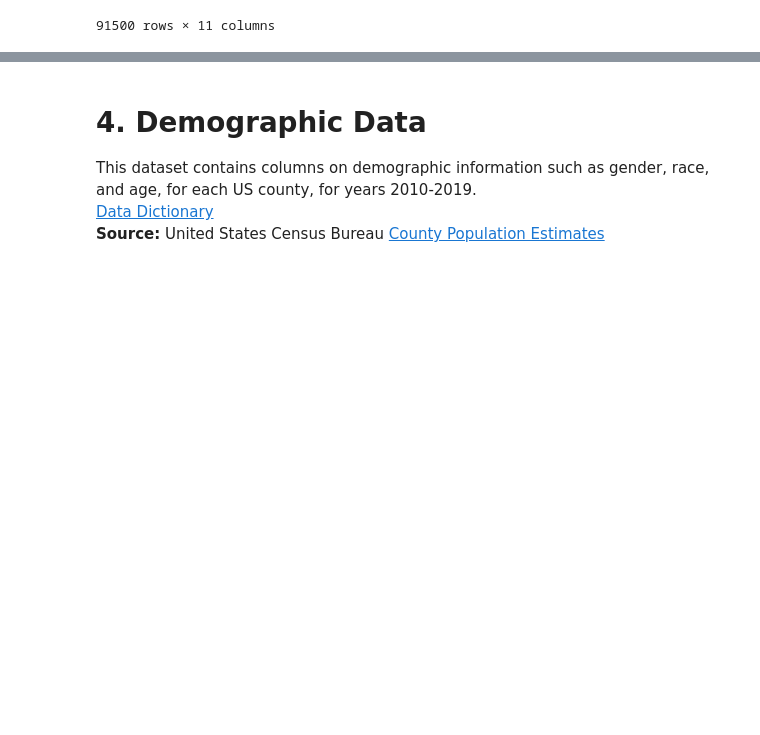
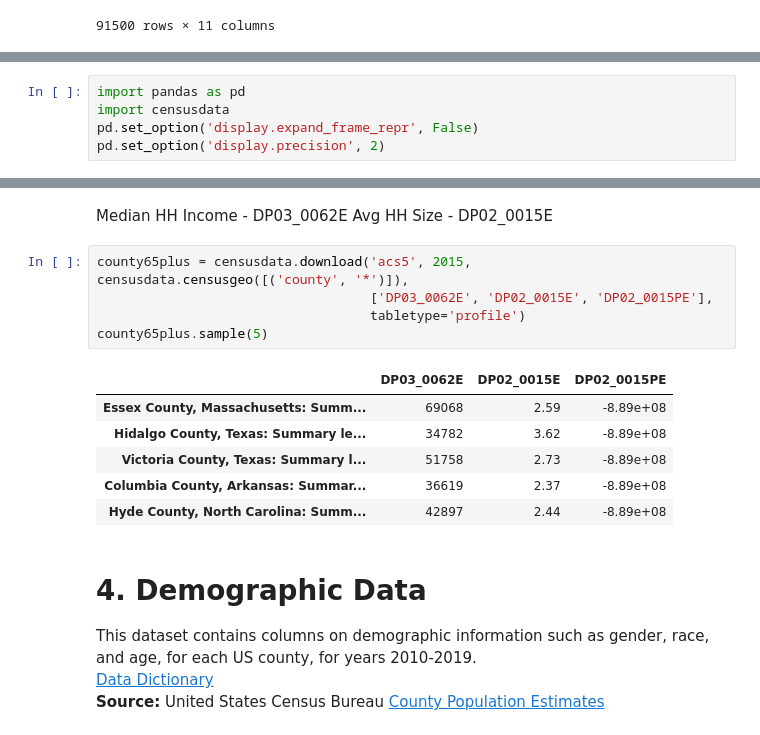
Before and after one commit to khyateed/projecting-food-insecurity, a Jupyter notebook: notebooks/cleaning_pt1.ipynb, the cells around one changed output, grey strips where cells are left out. Drawn from its saved outputs; the diff is of its cells as text; blank space fills up the shorter version.

```diff
--- a/notebooks/cleaning_pt1.ipynb
+++ b/notebooks/cleaning_pt1.ipynb
@@ -575,0 +594,5 @@ df_household_20
+# %%
+import pandas as pd
+import censusdata
+pd.set_option('display.expand_frame_repr', False)
+pd.set_option('display.precision', 2)
@@ -576,3 +619,18 @@ df_household_20
+# %% [markdown]
+Median HH Income - DP03_0062E
+Avg HH Size - DP02_0015E
+# %%
+county65plus = censusdata.download('acs5', 2015, censusdata.censusgeo([('county', '*')]),
+                                   ['DP03_0062E', 'DP02_0015E', 'DP02_0015PE'],
+                                   tabletype='profile')
+county65plus.sample(5)
+# %% [output]
+|  | DP03_0062E | DP02_0015E | DP02_0015PE |
+| Essex County, Massachusetts: Summ... | 69068 | 2.59 | -8.89e+08 |
+| Hidalgo County, Texas: Summary le... | 34782 | 3.62 | -8.89e+08 |
+| Victoria County, Texas: Summary l... | 51758 | 2.73 | -8.89e+08 |
+| Columbia County, Arkansas: Summar... | 36619 | 2.37 | -8.89e+08 |
+| Hyde County, North Carolina: Summ... | 42897 | 2.44 | -8.89e+08 |
 # %% [markdown]
 # 4. Demographic Data
 This dataset contains columns on demographic information such as gender, race, and age, for each US county, for years 2010-2019.<br>
```
Also changed, not shown: parts of 3 cells of this notebook, 2 other files.
